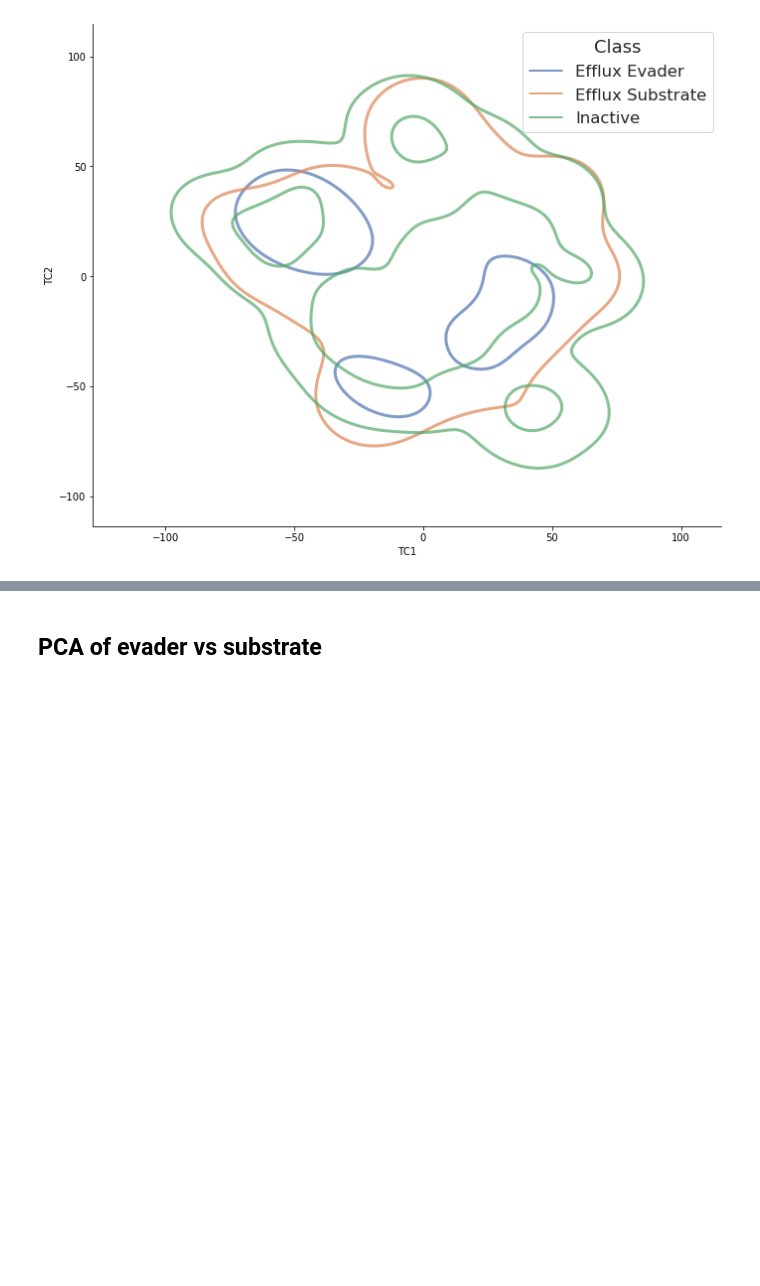
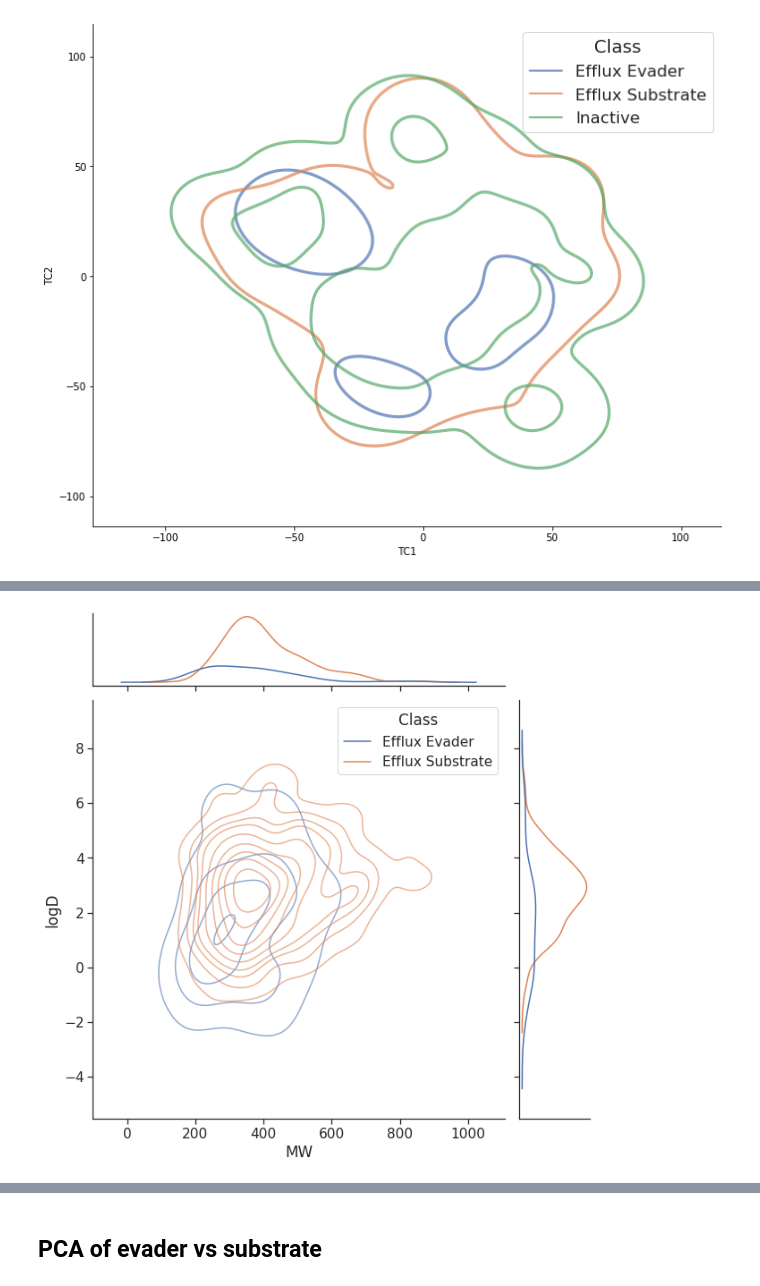
Before and after one commit to domgurvic/co_add_efflux, a Jupyter notebook: co_add/co_add_chaser.ipynb, the cells around one changed output, grey strips where cells are left out. Cells and saved outputs as stored; diff of their text form; code cells hidden in the pictures; blank space fills up the shorter version.

```diff
--- a/co_add/co_add_chaser.ipynb
+++ b/co_add/co_add_chaser.ipynb
@@ -123,6 +125,12 @@ efflux_substrates_om_corrected = pd.read_pickle('data_curated/efflux_substrates_
 
 sub_and_evade_om_corrected = efflux_evaders_om_corrected.append(efflux_substrates_om_corrected).reset_index(drop=True)
 
+### logD
+
+sub_and_evade_om_corrected
+
+
+sub_and_evade_logd = pd.read_csv('data_curated/sub_and_evade_PE.csv')
 
 ### Overlap
 
@@ -812,0 +841,2 @@ plt.savefig('figures/tsne_all_contour.png', dpi=600)
+# %%
+sub_and_evade_logd['Class'] = sub_and_evade_om_corrected['Class']
@@ -812,0 +859,7 @@ plt.savefig('figures/tsne_all_contour.png', dpi=600)
+# %%
+sns.set(context='notebook', style='ticks', palette='deep', font='sans-serif', font_scale=1.4, color_codes=False, rc=None)
+fig = sns.jointplot(data = sub_and_evade_logd, x= 'MW', y='logD', hue='Class', alpha=0.6, height = 9, kind="kde")
+sns.set_style("ticks")
+sns.despine()
+# %% [output]
+[figure, added]
```
Also changed, not shown: parts of 8 cells of this notebook.
